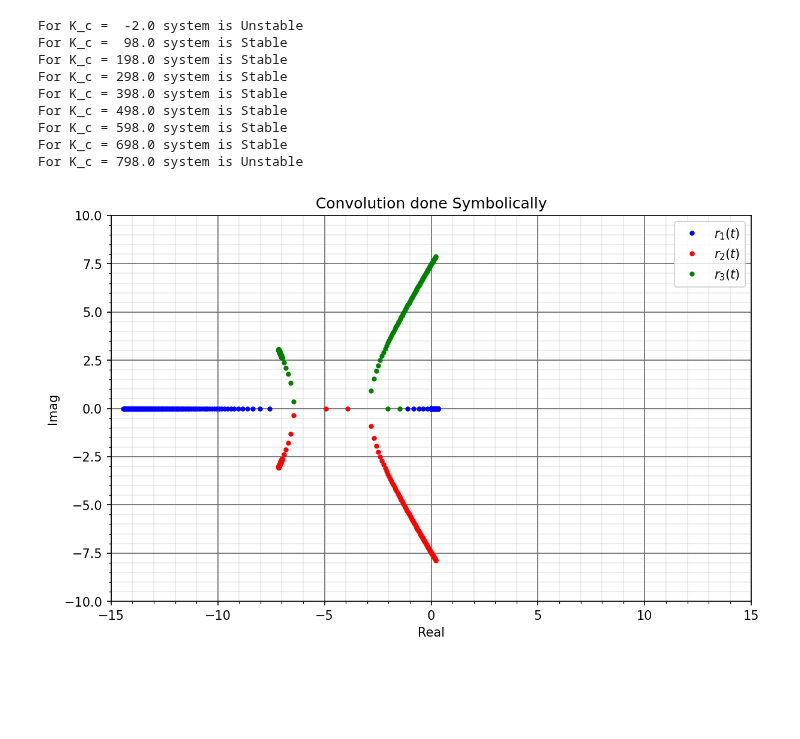
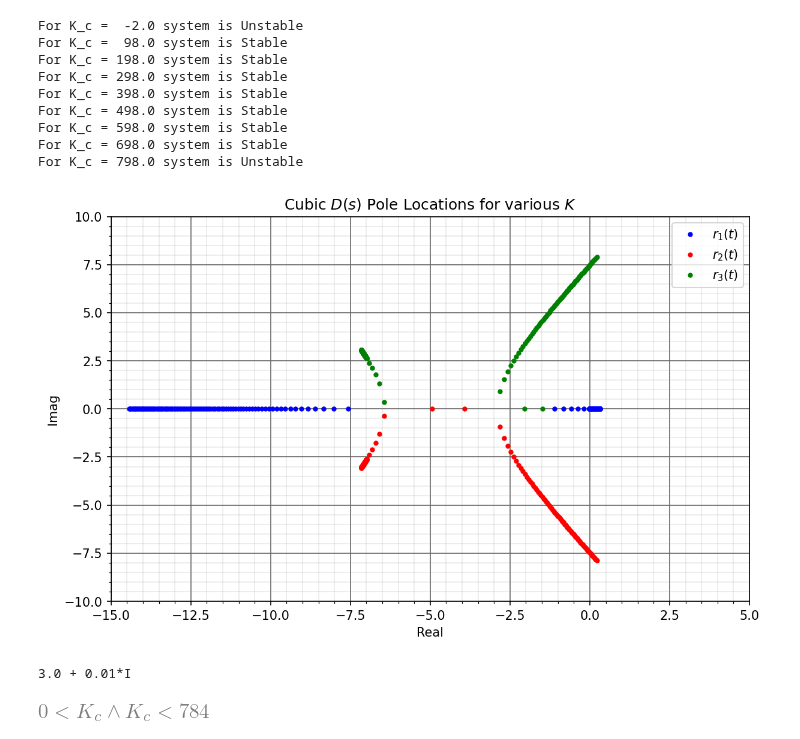
Before and after one commit to JonHowMIT/Signals_and_Systems, a Jupyter notebook: 16_002_Topic14_Routh_array.ipynb, the cells around one changed output. Drawn from its saved outputs; the diff is of its cells as text; code cells hidden in the pictures; blank space fills up the shorter version.

```diff
--- a/16_002_Topic14_Routh_array.ipynb
+++ b/16_002_Topic14_Routh_array.ipynb
@@ -47,5 +47,11 @@ p
 # %% [output]
 [figure]
 # %%
-p.nroots()
+rr = p.nroots()
+for root in rr:
+    r, i = root.as_real_imag()
+    if abs(i) > 1e-5:
+        print('%8.3f %8.3fi' % (r,i))
+    else:
+        print('%8.3f' % (r))
 # %% [output]
@@ -67,6 +78,11 @@ routh(p)
 # %% [output]
 [figure]
 # %%
-r = p.nroots()
-[re(e) for e in list(r)[0:len(r)]]
+rr = p.nroots()
+for root in rr:
+    r, i = root.as_real_imag()
+    if abs(i) > 1e-5:
+        print('%8.3f %8.3fi' % (r,i))
+    else:
+        print('%8.3f' % (r))
 # %% [output]
@@ -90,7 +108,11 @@ print(msgs)
 # %% [output]
 Stable
 # %%
-r = roots(p)
-real_part = [float(re(e)) for e in list(r)[0:len(r)]]
-real_part
+rr = p.nroots()
+for root in rr:
+    r, i = root.as_real_imag()
+    if abs(i) > 1e-5:
+        print('%8.3f %8.3fi' % (r,i))
+    else:
+        print('%8.3f' % (r))
 # %% [output]
@@ -238,21 +262,32 @@ R = np.zeros((len(RR),3),dtype=complex)
 ii = 0
 for k_c in RR:
     r = roots(p.subs(K_c,k_c))
-    R[ii,:] = [e for e in list(r)[0:3]]
+    R[ii,:] = [e for e in list(r)[0:len(r)]]
     ii += 1
 # %%
 fig = plt.figure(figsize=(8, 5),dpi=150,constrained_layout = True)
 plt.plot(np.real(R[:,0]),np.imag(R[:,0]),'b.',linewidth=4,label='$r_1(t)$')
 plt.plot(np.real(R[:,1]),np.imag(R[:,1]),'r.',linewidth=4,label='$r_2(t)$')
 plt.plot(np.real(R[:,2]),np.imag(R[:,2]),'g.',linewidth=4,label='$r_3(t)$')
 
 nicegrid()
 plt.legend()
-plt.xlim(-15,15)
+plt.xlim(-15,5)
 plt.ylim(-10,10)
 plt.xlabel('Real')
 plt.ylabel('Imag')
-plt.title('Convolution done Symbolically')
+plt.title('Cubic $D(s)$ Pole Locations for various $K$')
 plt.show()
 # %% [output]
-[figure, old version]
+[figure, new version]
+# %%
+import sympy as sp
+
+result = 3+0.0100503358535014*sp.I
+print(sp.N(result,2))
+# %% [output]
+3.0 + 0.01*I
+# %%
+rr
+# %% [output]
+[figure, added]
```
Also changed, not shown: parts of 4 cells of this notebook, 2 other files.
